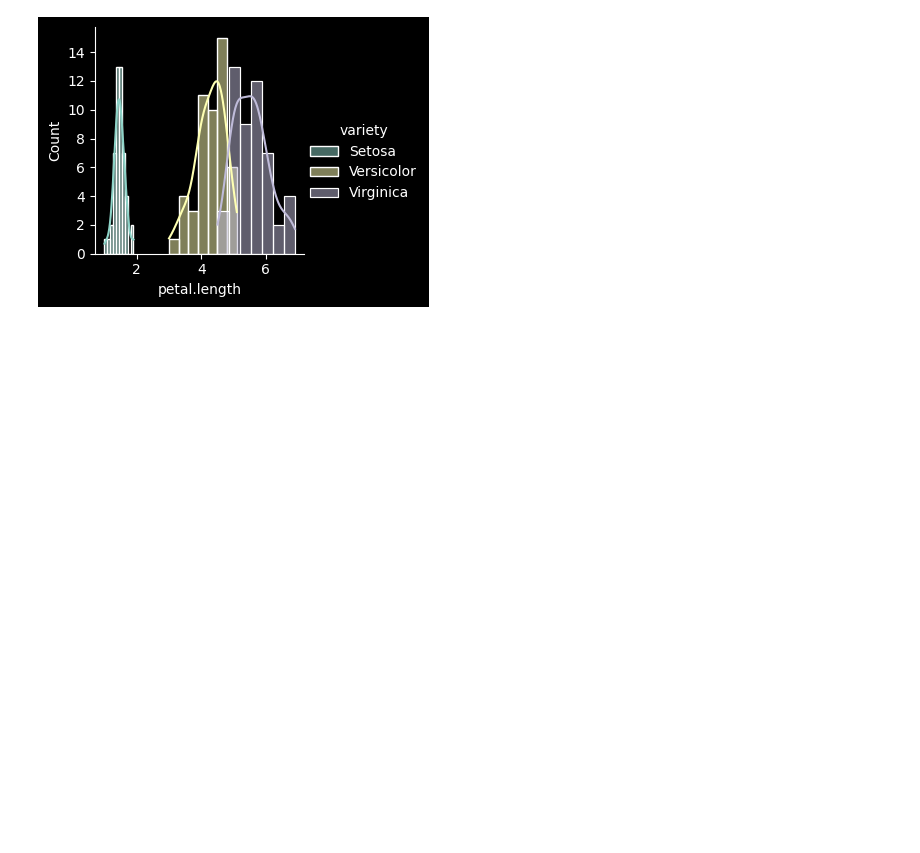
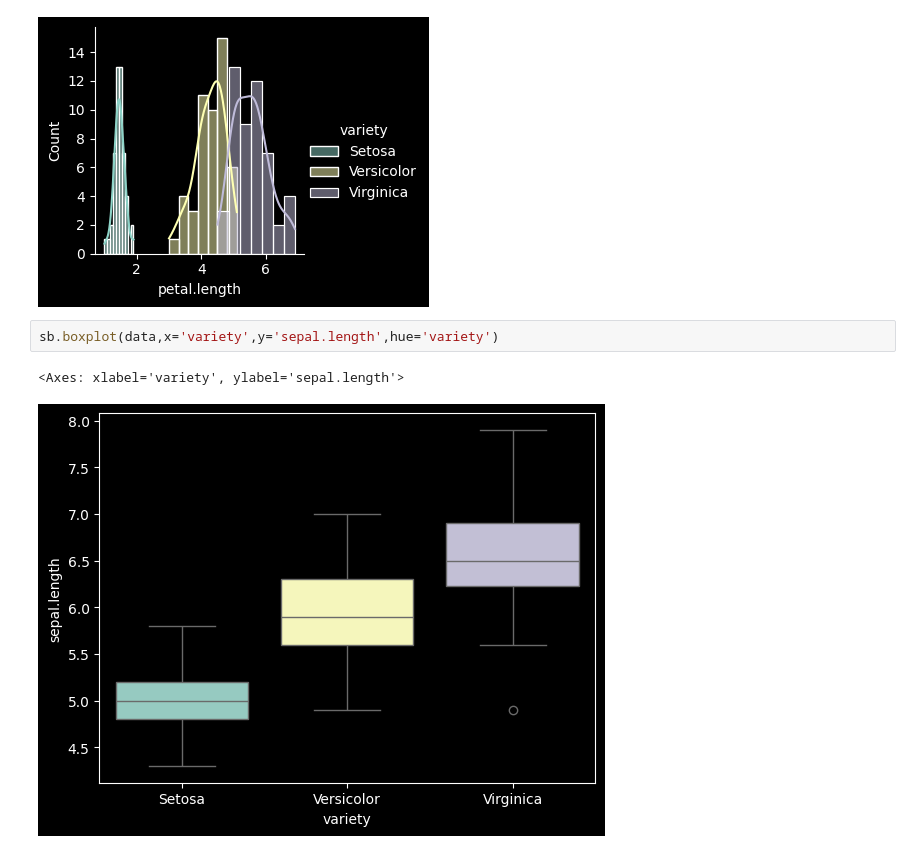
Before and after one commit to AmitavaDatta2004/PYTHON-II-LAB--PCCAIML492-, a Jupyter notebook: sem4final/eda.ipynb, the cells around one changed output. Cells and saved outputs as stored; diff of their text form; blank space fills up the shorter version.

```diff
--- a/sem4final/eda.ipynb
+++ b/sem4final/eda.ipynb
@@ -99,3 +66,8 @@ sb.FacetGrid(data,hue='variety').map(sb.histplot,'petal.length',kde=True).add_le
 # %% [output]
 <seaborn.axisgrid.FacetGrid at 0x...>
 [figure]
+# %%
+sb.boxplot(data,x='variety',y='sepal.length',hue='variety')
+# %% [output]
+<Axes: xlabel='variety', ylabel='sepal.length'>
+[figure, added]
```
Also changed, not shown: parts of 13 cells of this notebook, 2 other files.
